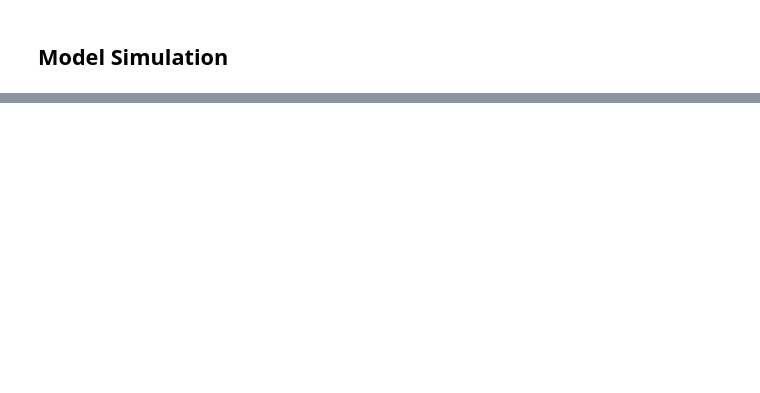
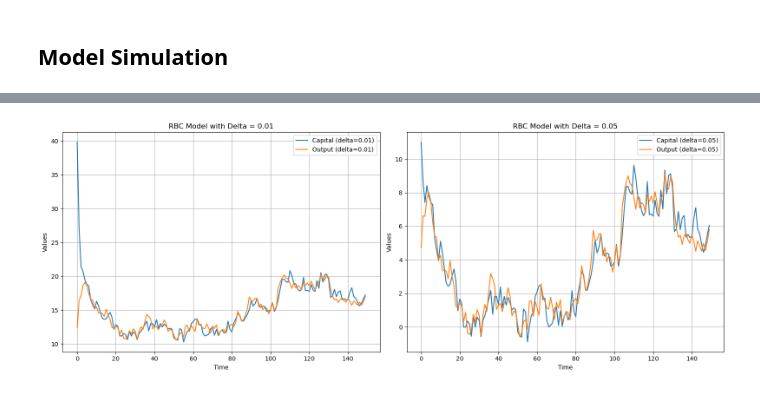
Before and after one commit to NumEconCopenhagen/projects-2024-sara-sara-huda, a Jupyter notebook: modelproject/Model Project RBC.ipynb, the cells around one changed output, grey strips where cells are left out. Saved outputs shown, nothing was run; the diff lists cells and outputs as text; code cells hidden in the pictures; blank space fills up the shorter version.

```diff
--- a/modelproject/Model Project RBC.ipynb
+++ b/modelproject/Model Project RBC.ipynb
@@ -175,2 +192,52 @@ Simulated Data (First 5 Rows):
+# %%
+import matplotlib.pyplot as plt
+from rbc_model import RBCModel
+
+# Parameters for the simulation
+parameters = {
+    'alpha': 0.35,
+    'beta': 0.99,
+    'rhoa': 0.9,
+    'sigma': 1.5
+}
+
+# Initialize the RBC model with delta = 0.01
+parameters['delta'] = 0.01
+rbc_low_delta = RBCModel(parameters)
+rbc_low_delta.solve_klein()
+sim_data_low_delta = rbc_low_delta.simulate_model(T=150, alpha=0.4, beta=0.98, seed=42)
+
+# Initialize the RBC model with delta = 0.05
+parameters['delta'] = 0.05
+rbc_high_delta = RBCModel(parameters)
+rbc_high_delta.solve_klein()
+sim_data_high_delta = rbc_high_delta.simulate_model(T=150, alpha=0.4, beta=0.98, seed=42)
+
+# Create subplots
+fig, axs = plt.subplots(1, 2, figsize=(16, 6))  # 1 row, 2 columns
+
+# Plot for delta = 0.01
+axs[0].plot(sim_data_low_delta['k'], label='Capital (delta=0.01)')
+axs[0].plot(sim_data_low_delta['y'], label='Output (delta=0.01)')
+axs[0].set_title('RBC Model with Delta = 0.01')
+axs[0].set_xlabel('Time')
+axs[0].set_ylabel('Values')
+axs[0].legend()
+axs[0].grid(True)
+
+# Plot for delta = 0.05
+axs[1].plot(sim_data_high_delta['k'], label='Capital (delta=0.05)')
+axs[1].plot(sim_data_high_delta['y'], label='Output (delta=0.05)')
+axs[1].set_title('RBC Model with Delta = 0.05')
+axs[1].set_xlabel('Time')
+axs[1].set_ylabel('Values')
+axs[1].legend()
+axs[1].grid(True)
+
+# Display the plots
+plt.tight_layout()
+plt.show()
+# %% [output]
+[figure, added]
 # %% [markdown]
 ## Conclusion
```
Also changed, not shown: parts of 14 cells of this notebook, 1 other file.
